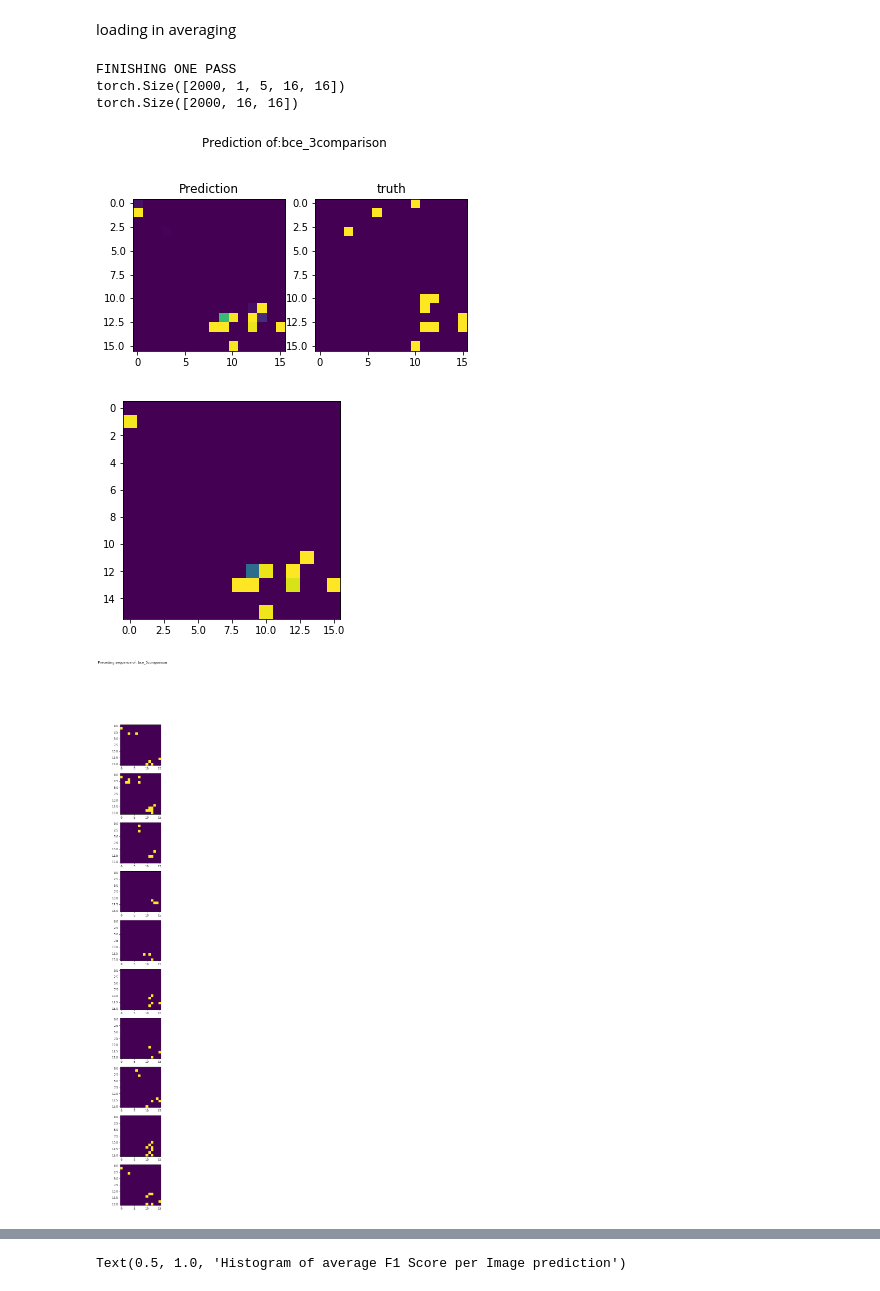
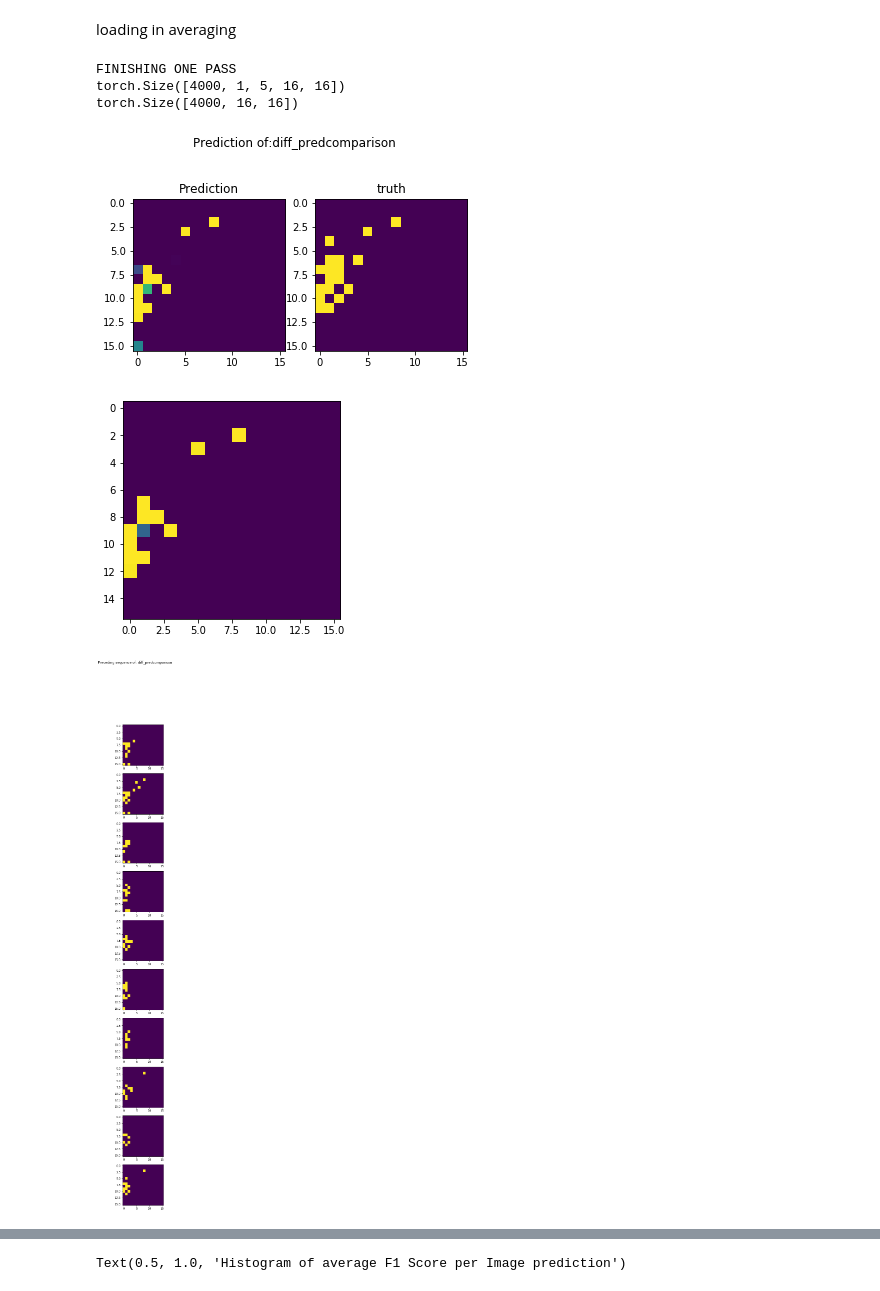
Before and after one commit to Garethlomax/acse-9-independent-research-project-Garethlomax, a Jupyter notebook: Model_testing.ipynb, the cells around one changed output, grey strips where cells are left out. Drawn from its saved outputs; the diff is of its cells as text; code cells hidden in the pictures.

```diff
--- a/Model_testing.ipynb
+++ b/Model_testing.ipynb
@@ -1157,19 +1145,19 @@ f.close()
 # %%
 """now changed to fixed dataset"""
 
-avg = np.load("fixed_25_avg.npy")
-std = np.load("fixed_25_std.npy")
+avg = np.load("new_avg.npy")
+std = np.load("new_std.npy")
 # changed below
-apbln = [0,1,0,0,1] # think this is correct
+apbln = [0,1,1,1,1] # think this is correct
 index_map = np.arange(0,52109,1)
-train, valid = initialise_dataset_HDF5_full('emerg_25.hdf5', valid_frac = 0.1, dataset_length = 4940,avg = avg, std = std, application_boolean=apbln)
+train, valid = initialise_dataset_HDF5_full('new_test_set.hdf5', valid_frac = 0.1, dataset_length = 4988,avg = avg, std = std, application_boolean=apbln)
 # %% [output]
 /content/drive/My Drive/masters_project/data
 /content/drive/My Drive/masters_project/data
 # %%
-train_loader = DataLoader(train, batch_size = 2000, shuffle = False) # implement moving MNIST data input
+train_loader = DataLoader(train, batch_size = 4000, shuffle = False) # implement moving MNIST data input
 # %%
-name = "bce_3"
+name = "diff_pred"
 # %%
 test_model = nn.DataParallel(LSTMencdec_onestep(structure, 5, kernel_size = 3)).to(device) # added data parrallel
 
@@ -1206,14 +1194,14 @@ DataParallel(
 # %% [markdown]
 loading in averaging
 # %%
-test_image_save(test_model, train_loader, name + "comparison", sample = 1967, threshold = 0)
+test_image_save(test_model, train_loader, name + "comparison", sample = 11, threshold = 0)
 # %% [output]
 FINISHING ONE PASS
-torch.Size([2000, 1, 5, 16, 16])
-torch.Size([2000, 16, 16])
+torch.Size([4000, 1, 5, 16, 16])
+torch.Size([4000, 16, 16])
-[figure, old version]
+[figure, new version]
-[figure, old version]
+[figure, new version]
-[figure, old version]
+[figure, new version]
 # %%
 
 def f1(model, train_loader, avg = 'macro'):
```
Also changed, not shown: parts of 16 cells of this notebook.
